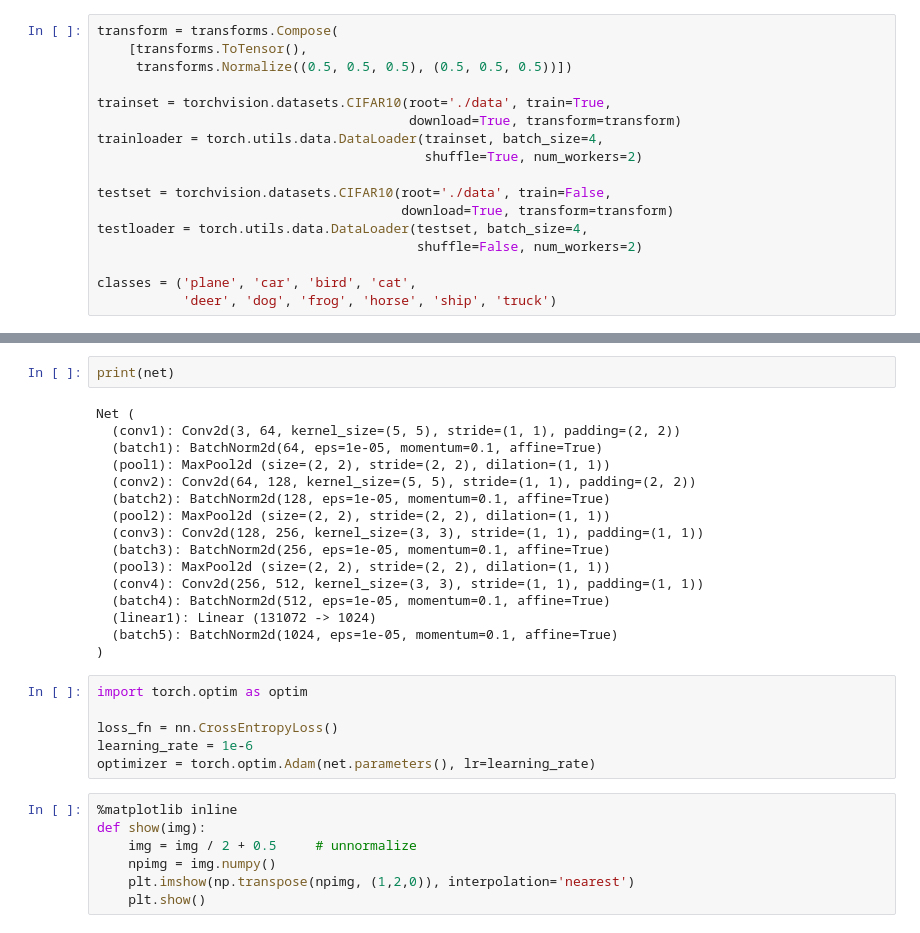
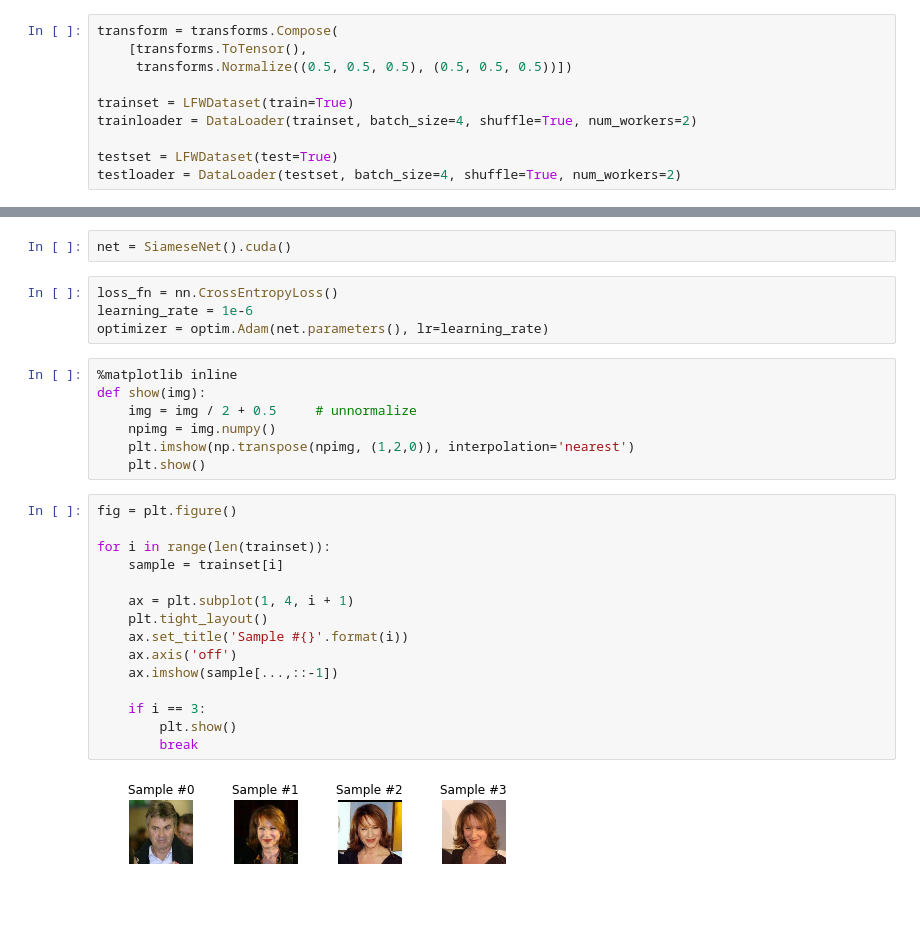
Before and after one commit to zdavidli/siamese-facial-recognition, a Jupyter notebook: hw3.ipynb, the cells around one changed output, grey strips where cells are left out. Cells and saved outputs as stored; diff of their text form.

Commit message:
did DataLoaders

```diff
--- a/hw3.ipynb
+++ b/hw3.ipynb
@@ -7,15 +16,8 @@ transform = transforms.Compose(
     [transforms.ToTensor(),
      transforms.Normalize((0.5, 0.5, 0.5), (0.5, 0.5, 0.5))])
 
-trainset = torchvision.datasets.CIFAR10(root='./data', train=True,
-                                        download=True, transform=transform)
-trainloader = torch.utils.data.DataLoader(trainset, batch_size=4,
-                                          shuffle=True, num_workers=2)
+trainset = LFWDataset(train=True)
+trainloader = DataLoader(trainset, batch_size=4, shuffle=True, num_workers=2)
 
-testset = torchvision.datasets.CIFAR10(root='./data', train=False,
-                                       download=True, transform=transform)
-testloader = torch.utils.data.DataLoader(testset, batch_size=4,
-                                         shuffle=False, num_workers=2)
-
-classes = ('plane', 'car', 'bird', 'cat',
-           'deer', 'dog', 'frog', 'horse', 'ship', 'truck')
+testset = LFWDataset(test=True)
+testloader = DataLoader(testset, batch_size=4, shuffle=True, num_workers=2)
@@ -70,27 +24,9 @@ net = Net().cuda()
-# %%
-print(net)
-# %% [output]
-Net (
-  (conv1): Conv2d(3, 64, kernel_size=(5, 5), stride=(1, 1), padding=(2, 2))
-  (batch1): BatchNorm2d(64, eps=1e-05, momentum=0.1, affine=True)
-  (pool1): MaxPool2d (size=(2, 2), stride=(2, 2), dilation=(1, 1))
-  (conv2): Conv2d(64, 128, kernel_size=(5, 5), stride=(1, 1), padding=(2, 2))
-  (batch2): BatchNorm2d(128, eps=1e-05, momentum=0.1, affine=True)
-  (pool2): MaxPool2d (size=(2, 2), stride=(2, 2), dilation=(1, 1))
-  (conv3): Conv2d(128, 256, kernel_size=(3, 3), stride=(1, 1), padding=(1, 1))
-  (batch3): BatchNorm2d(256, eps=1e-05, momentum=0.1, affine=True)
-  (pool3): MaxPool2d (size=(2, 2), stride=(2, 2), dilation=(1, 1))
-  (conv4): Conv2d(256, 512, kernel_size=(3, 3), stride=(1, 1), padding=(1, 1))
-  (batch4): BatchNorm2d(512, eps=1e-05, momentum=0.1, affine=True)
-  (linear1): Linear (131072 -> 1024)
-  (batch5): BatchNorm2d(1024, eps=1e-05, momentum=0.1, affine=True)
-)
+# %%
+net = SiameseNet().cuda()
 # %%
-import torch.optim as optim
-
 loss_fn = nn.CrossEntropyLoss()
 learning_rate = 1e-6
-optimizer = torch.optim.Adam(net.parameters(), lr=learning_rate)
+optimizer = optim.Adam(net.parameters(), lr=learning_rate)
 # %%
 %matplotlib inline
 def show(img):
@@ -98,3 +34,20 @@ def show(img):
     npimg = img.numpy()
     plt.imshow(np.transpose(npimg, (1,2,0)), interpolation='nearest')
     plt.show()
+# %%
+fig = plt.figure()
+
+for i in range(len(trainset)):
+    sample = trainset[i]
+
+    ax = plt.subplot(1, 4, i + 1)
+    plt.tight_layout()
+    ax.set_title('Sample #{}'.format(i))
+    ax.axis('off')
+    ax.imshow(sample[...,::-1])
+
+    if i == 3:
+        plt.show()
+        break
+# %% [output]
+[figure, added]
```
Also changed, not shown: parts of 6 cells of this notebook, 2 other files.
